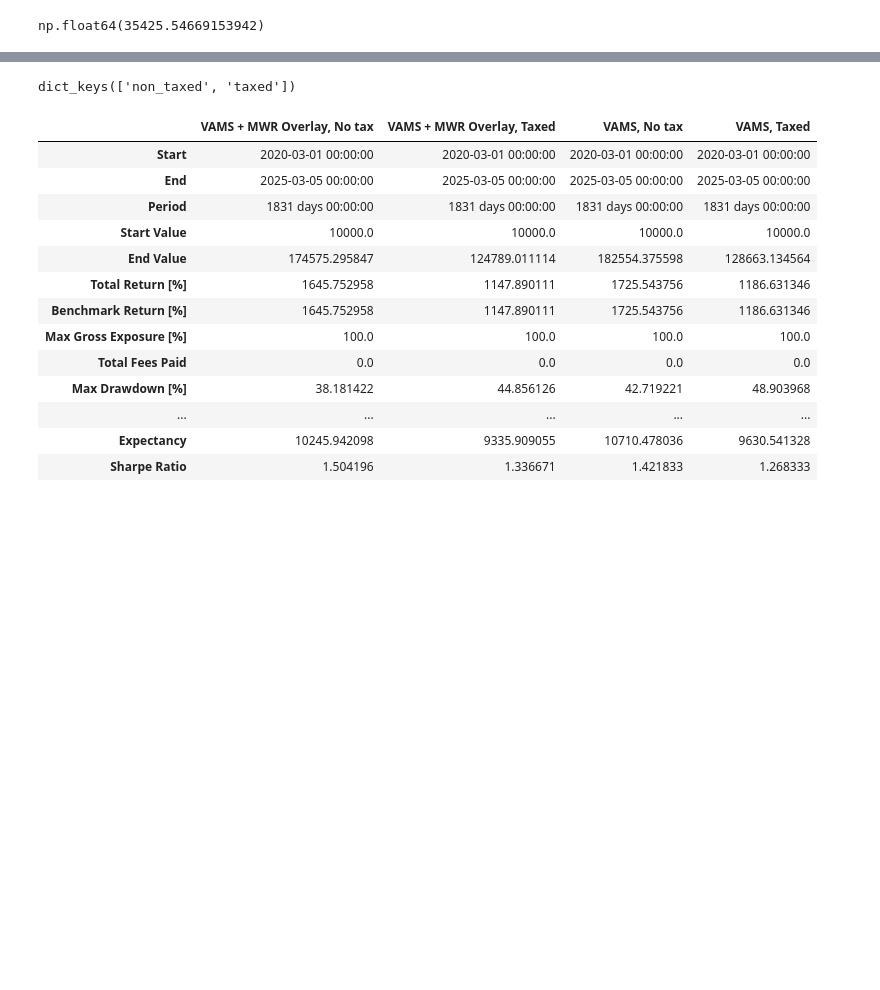
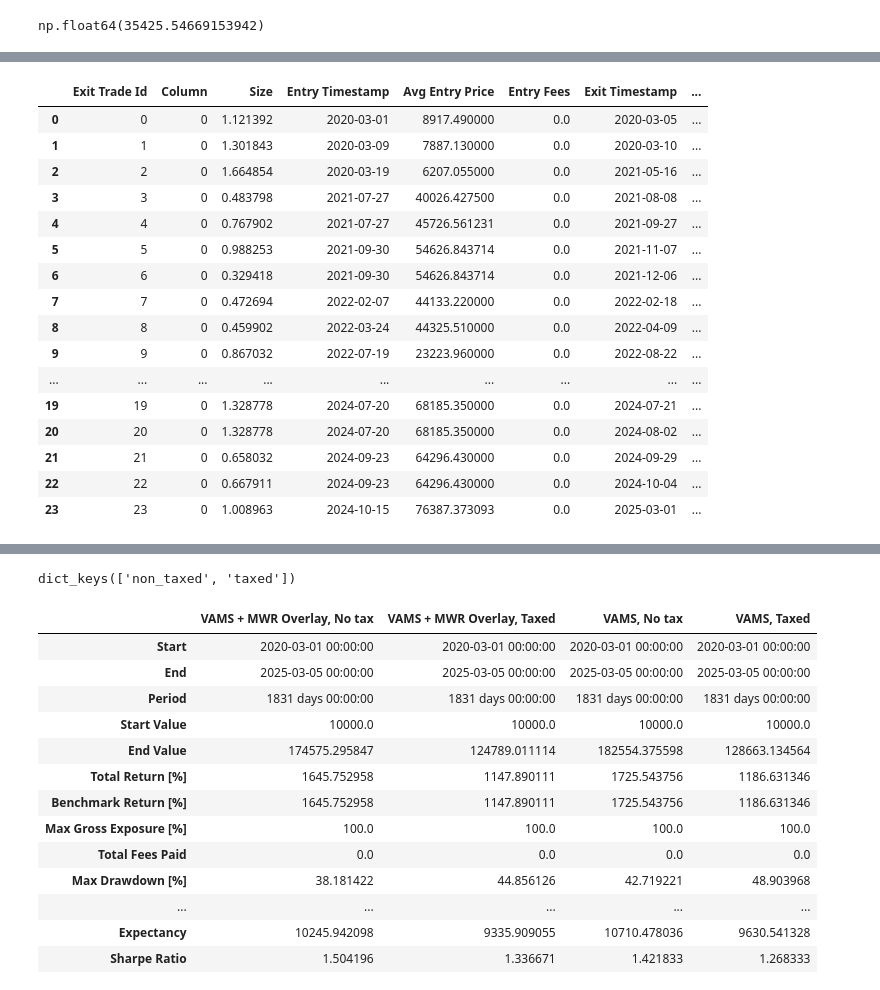
Before and after one commit to HelloThereMatey/vbt_tax, a Jupyter notebook: vbt_bitty_42Macro.ipynb, the cells around one changed output, grey strips where cells are left out. Saved outputs shown, nothing was run; the diff lists cells and outputs as text; code cells hidden in the pictures; blank space fills up the shorter version.

```diff
--- a/vbt_bitty_42Macro.ipynb
+++ b/vbt_bitty_42Macro.ipynb
@@ -892,0 +1012,20 @@ Adjusted final portfolio value for taxed_pf to 124789.01111422689 to account for
+# %%
+full_sig_mod2.trades.records_readable
+# %% [output]
+|  | Exit Trade Id | Column | Size | Entry Timestamp | Avg Entry Price | Entry Fees | Exit Timestamp | ... |
+| 0 | 0 | 0 | 1.121392 | 2020-03-01 | 8917.490000 | 0.0 | 2020-03-05 | ... |
+| 1 | 1 | 0 | 1.301843 | 2020-03-09 | 7887.130000 | 0.0 | 2020-03-10 | ... |
+| 2 | 2 | 0 | 1.664854 | 2020-03-19 | 6207.055000 | 0.0 | 2021-05-16 | ... |
+| 3 | 3 | 0 | 0.483798 | 2021-07-27 | 40026.427500 | 0.0 | 2021-08-08 | ... |
+| 4 | 4 | 0 | 0.767902 | 2021-07-27 | 45726.561231 | 0.0 | 2021-09-27 | ... |
+| 5 | 5 | 0 | 0.988253 | 2021-09-30 | 54626.843714 | 0.0 | 2021-11-07 | ... |
+| 6 | 6 | 0 | 0.329418 | 2021-09-30 | 54626.843714 | 0.0 | 2021-12-06 | ... |
+| 7 | 7 | 0 | 0.472694 | 2022-02-07 | 44133.220000 | 0.0 | 2022-02-18 | ... |
+| 8 | 8 | 0 | 0.459902 | 2022-03-24 | 44325.510000 | 0.0 | 2022-04-09 | ... |
+| 9 | 9 | 0 | 0.867032 | 2022-07-19 | 23223.960000 | 0.0 | 2022-08-22 | ... |
+| ... | ... | ... | ... | ... | ... | ... | ... | ... |
+| 19 | 19 | 0 | 1.328778 | 2024-07-20 | 68185.350000 | 0.0 | 2024-07-21 | ... |
+| 20 | 20 | 0 | 1.328778 | 2024-07-20 | 68185.350000 | 0.0 | 2024-08-02 | ... |
+| 21 | 21 | 0 | 0.658032 | 2024-09-23 | 64296.430000 | 0.0 | 2024-09-29 | ... |
+| 22 | 22 | 0 | 0.667911 | 2024-09-23 | 64296.430000 | 0.0 | 2024-10-04 | ... |
+| 23 | 23 | 0 | 1.008963 | 2024-10-15 | 76387.373093 | 0.0 | 2025-03-01 | ... |
```
Also changed, not shown: parts of 31 cells of this notebook, 3 other files.
